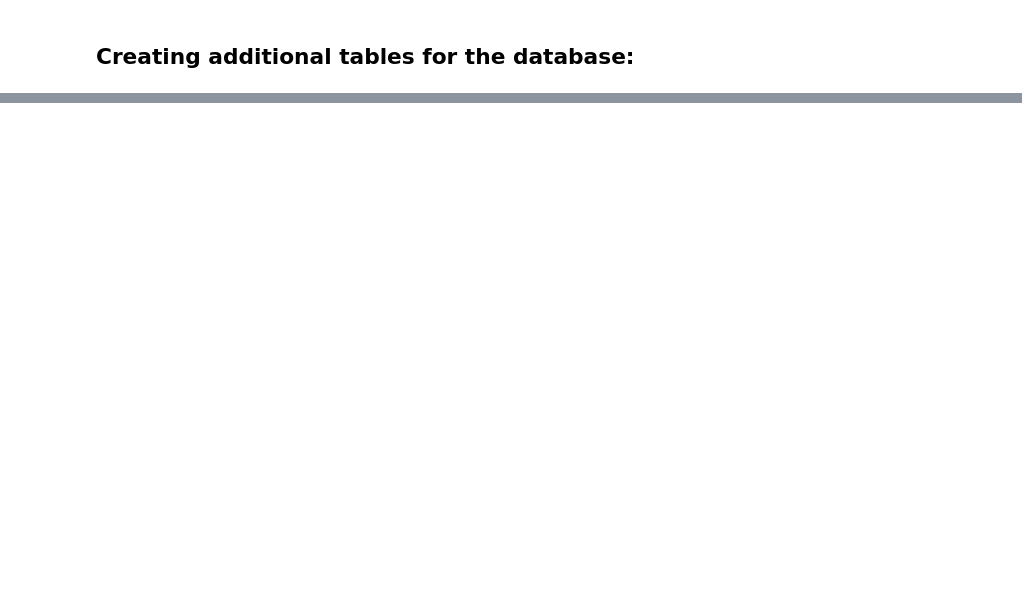
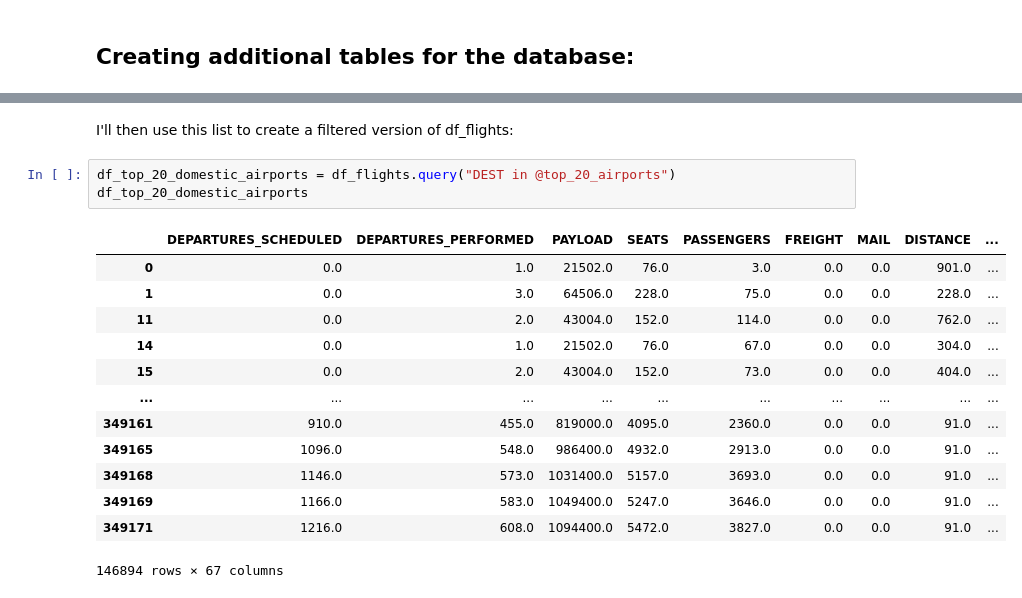
Before and after one commit to kburchfiel/kburchfiel-dash-plotly-demo, a Jupyter notebook: elephantsql_database_builder.ipynb, the cells around one changed output, grey strips where cells are left out. Cells and saved outputs as stored; diff of their text form; blank space fills up the shorter version.

```diff
--- a/elephantsql_database_builder.ipynb
+++ b/elephantsql_database_builder.ipynb
@@ -59,0 +213,19 @@ pd.read_sql("airports_airlines_aircraft_2018", con = elephantsql_engine)
+# %% [markdown]
+I'll then use this list to create a filtered version of df_flights:
+# %%
+df_top_20_domestic_airports = df_flights.query("DEST in @top_20_airports")
+df_top_20_domestic_airports
+# %% [output]
+|  | DEPARTURES_SCHEDULED | DEPARTURES_PERFORMED | PAYLOAD | SEATS | PASSENGERS | FREIGHT | MAIL | DISTANCE | ... |
+| 0 | 0.0 | 1.0 | 21502.0 | 76.0 | 3.0 | 0.0 | 0.0 | 901.0 | ... |
+| 1 | 0.0 | 3.0 | 64506.0 | 228.0 | 75.0 | 0.0 | 0.0 | 228.0 | ... |
+| 11 | 0.0 | 2.0 | 43004.0 | 152.0 | 114.0 | 0.0 | 0.0 | 762.0 | ... |
+| 14 | 0.0 | 1.0 | 21502.0 | 76.0 | 67.0 | 0.0 | 0.0 | 304.0 | ... |
+| 15 | 0.0 | 2.0 | 43004.0 | 152.0 | 73.0 | 0.0 | 0.0 | 404.0 | ... |
+| ... | ... | ... | ... | ... | ... | ... | ... | ... | ... |
+| 349161 | 910.0 | 455.0 | 819000.0 | 4095.0 | 2360.0 | 0.0 | 0.0 | 91.0 | ... |
+| 349165 | 1096.0 | 548.0 | 986400.0 | 4932.0 | 2913.0 | 0.0 | 0.0 | 91.0 | ... |
+| 349168 | 1146.0 | 573.0 | 1031400.0 | 5157.0 | 3693.0 | 0.0 | 0.0 | 91.0 | ... |
+| 349169 | 1166.0 | 583.0 | 1049400.0 | 5247.0 | 3646.0 | 0.0 | 0.0 | 91.0 | ... |
+| 349171 | 1216.0 | 608.0 | 1094400.0 | 5472.0 | 3827.0 | 0.0 | 0.0 | 91.0 | ... |
+146894 rows × 67 columns
```
Also changed, not shown: parts of 39 cells of this notebook, 6 other files.
